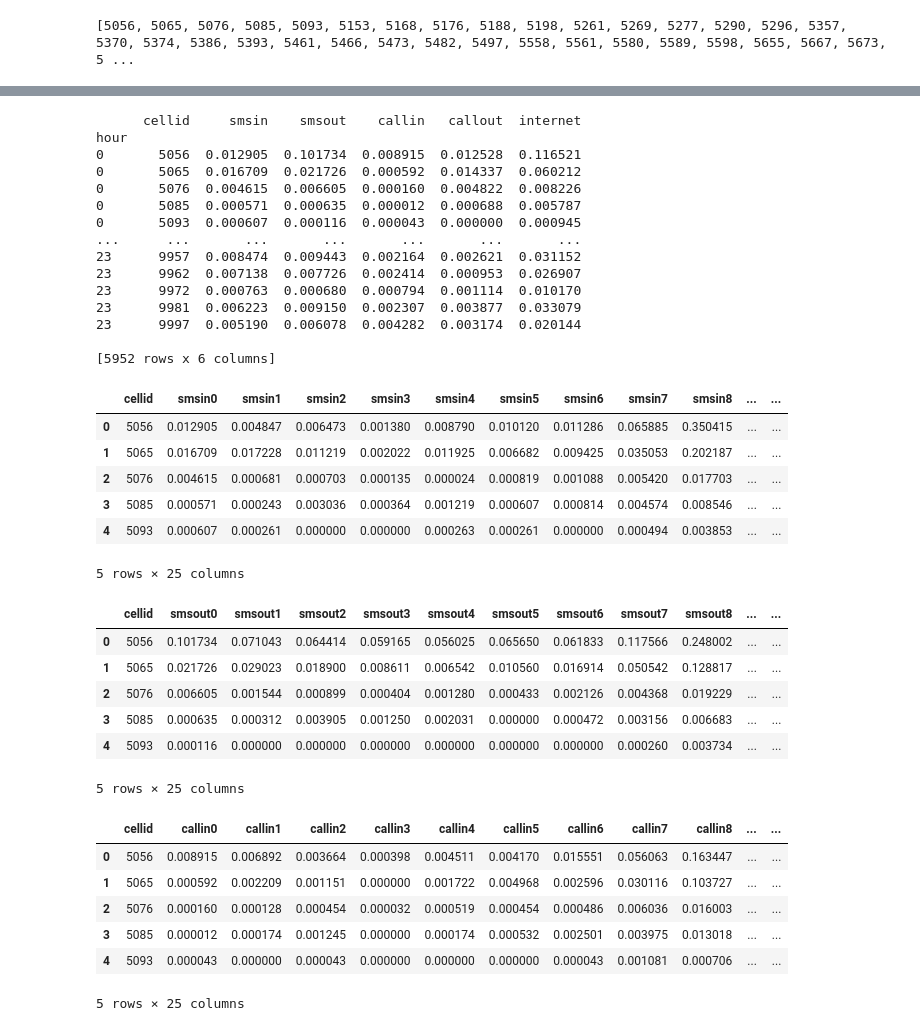
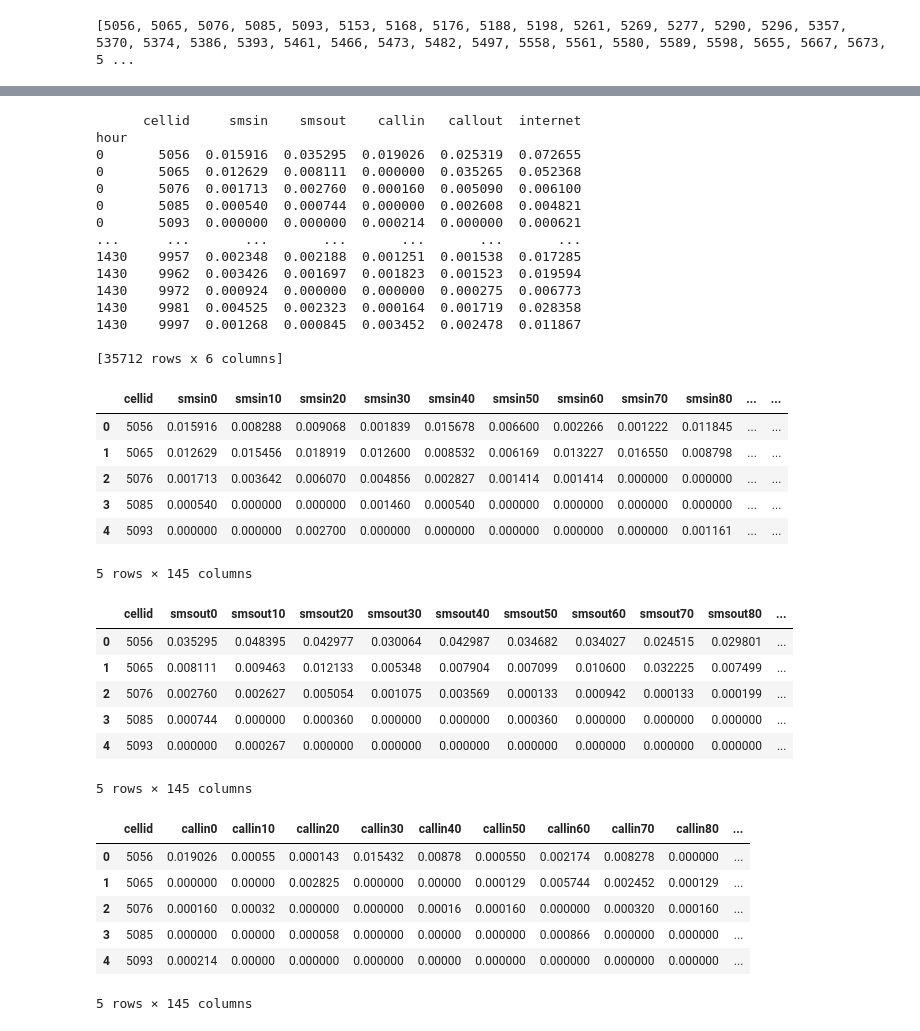
Before and after one commit to mendozamanu/milan-mobility, a Jupyter notebook: TimeEvolution-Normalize-randomgrid-week-minute.ipynb, the cells around one changed output, grey strips where cells are left out. Drawn from its saved outputs; the diff is of its cells as text; code cells hidden in the pictures.

Commit message:
Minute classification ready
pending classify

```diff
--- a/TimeEvolution-Normalize-randomgrid-week-minute.ipynb
+++ b/TimeEvolution-Normalize-randomgrid-week-minute.ipynb
@@ -6,11 +6,11 @@ from sklearn.preprocessing import MinMaxScaler
 # %%
 dfs = pd.DataFrame({})
 
-for i in range(4,10):
+for i in range(4,5):
     df = pd.read_csv('./csv/sms-call-internet-mi-2013-11-0{}.csv'.format(i), parse_dates=['time'])
     dfs = dfs.append(df)
-df = pd.read_csv('./csv/sms-call-internet-mi-2013-11-10.csv', parse_dates=['time'])
-dfs = dfs.append(df)
+#df = pd.read_csv('./csv/sms-call-internet-mi-2013-11-10.csv', parse_dates=['time'])
+#dfs = dfs.append(df)
 dfs = dfs.fillna(0)
 # %%
 #Group by hours and aggregate values according to each cell/hour
@@ -96,19 +96,19 @@ print(dfgg)
 # %% [output]
       cellid     smsin    smsout    callin   callout  internet
 hour
-0       5056  0.012905  0.101734  0.008915  0.012528  0.116521
-0       5065  0.016709  0.021726  0.000592  0.014337  0.060212
-0       5076  0.004615  0.006605  0.000160  0.004822  0.008226
-0       5085  0.000571  0.000635  0.000012  0.000688  0.005787
-0       5093  0.000607  0.000116  0.000043  0.000000  0.000945
+0       5056  0.015916  0.035295  0.019026  0.025319  0.072655
+0       5065  0.012629  0.008111  0.000000  0.035265  0.052368
+0       5076  0.001713  0.002760  0.000160  0.005090  0.006100
+0       5085  0.000540  0.000744  0.000000  0.002608  0.004821
+0       5093  0.000000  0.000000  0.000214  0.000000  0.000621
 ...      ...       ...       ...       ...       ...       ...
-23      9957  0.008474  0.009443  0.002164  0.002621  0.031152
-23      9962  0.007138  0.007726  0.002414  0.000953  0.026907
-23      9972  0.000763  0.000680  0.000794  0.001114  0.010170
-23      9981  0.006223  0.009150  0.002307  0.003877  0.033079
-23      9997  0.005190  0.006078  0.004282  0.003174  0.020144
+1430    9957  0.002348  0.002188  0.001251  0.001538  0.017285
+1430    9962  0.003426  0.001697  0.001823  0.001523  0.019594
+1430    9972  0.000924  0.000000  0.000000  0.000275  0.006773
+1430    9981  0.004525  0.002323  0.000164  0.001719  0.028358
+1430    9997  0.001268  0.000845  0.003452  0.002478  0.011867
 
-[5952 rows x 6 columns]
+[35712 rows x 6 columns]
 # %%
 dfsi = [] #data from df without indexing
 dfsi2 = pd.DataFrame({}) #new df to save
@@ -133,7 +133,7 @@ dfci2["cellid"]=dfsi[0].values
 dfco2["cellid"]=dfsi[0].values
 dfin2["cellid"]=dfsi[0].values
 j=0
-for i in range(0, dfgr.hour.max()+1): #dfgr.hour.max()+1
+for i in (np.unique(dfgr.hour)): #dfgr.hour.max()+1
     #row[0] - hour, row[1]: df cols
     dfsi.append(dfgg.loc[i].smsin)
     dfsi2["smsin"+str(i)]=dfsi[j+1].values
@@ -151,36 +151,36 @@ for i in range(0, dfgr.hour.max()+1): #dfgr.hour.max()+1
     dfin2["internet"+str(i)]=dfin[j+1].values
     j+=1
 # %%
-dfsi2.to_csv("./classif/randomgrid/classif-randomgridweekminute_smsin.csv")
+dfsi2.to_csv("./classif/randomgrid/classif-randomgridmonminute_smsin.csv")
 dfsi2.head()
 # %% [output]
-|  | cellid | smsin0 | smsin1 | smsin2 | smsin3 | smsin4 | smsin5 | smsin6 | smsin7 | smsin8 | ... | ... |
-| 0 | 5056 | 0.012905 | 0.004847 | 0.006473 | 0.001380 | 0.008790 | 0.010120 | 0.011286 | 0.065885 | 0.350415 | ... | ... |
-| 1 | 5065 | 0.016709 | 0.017228 | 0.011219 | 0.002022 | 0.011925 | 0.006682 | 0.009425 | 0.035053 | 0.202187 | ... | ... |
-| 2 | 5076 | 0.004615 | 0.000681 | 0.000703 | 0.000135 | 0.000024 | 0.000819 | 0.001088 | 0.005420 | 0.017703 | ... | ... |
-| 3 | 5085 | 0.000571 | 0.000243 | 0.003036 | 0.000364 | 0.001219 | 0.000607 | 0.000814 | 0.004574 | 0.008546 | ... | ... |
-| 4 | 5093 | 0.000607 | 0.000261 | 0.000000 | 0.000000 | 0.000263 | 0.000261 | 0.000000 | 0.000494 | 0.003853 | ... | ... |
+|  | cellid | smsin0 | smsin10 | smsin20 | smsin30 | smsin40 | smsin50 | smsin60 | smsin70 | smsin80 | ... | ... |
+| 0 | 5056 | 0.015916 | 0.008288 | 0.009068 | 0.001839 | 0.015678 | 0.006600 | 0.002266 | 0.001222 | 0.011845 | ... | ... |
+| 1 | 5065 | 0.012629 | 0.015456 | 0.018919 | 0.012600 | 0.008532 | 0.006169 | 0.013227 | 0.016550 | 0.008798 | ... | ... |
+| 2 | 5076 | 0.001713 | 0.003642 | 0.006070 | 0.004856 | 0.002827 | 0.001414 | 0.001414 | 0.000000 | 0.000000 | ... | ... |
+| 3 | 5085 | 0.000540 | 0.000000 | 0.000000 | 0.001460 | 0.000540 | 0.000000 | 0.000000 | 0.000000 | 0.000000 | ... | ... |
+| 4 | 5093 | 0.000000 | 0.000000 | 0.002700 | 0.000000 | 0.000000 | 0.000000 | 0.000000 | 0.000000 | 0.001161 | ... | ... |
-5 rows × 25 columns
+5 rows × 145 columns
 # %%
-dfso2.to_csv("./classif/randomgrid/classif-randomgridweekminute_smsout.csv")
+dfso2.to_csv("./classif/randomgrid/classif-randomgridmonminute_smsout.csv")
 dfso2.head()
 # %% [output]
-|  | cellid | smsout0 | smsout1 | smsout2 | smsout3 | smsout4 | smsout5 | smsout6 | smsout7 | smsout8 | ... | ... |
-| 0 | 5056 | 0.101734 | 0.071043 | 0.064414 | 0.059165 | 0.056025 | 0.065650 | 0.061833 | 0.117566 | 0.248002 | ... | ... |
-| 1 | 5065 | 0.021726 | 0.029023 | 0.018900 | 0.008611 | 0.006542 | 0.010560 | 0.016914 | 0.050542 | 0.128817 | ... | ... |
-| 2 | 5076 | 0.006605 | 0.001544 | 0.000899 | 0.000404 | 0.001280 | 0.000433 | 0.002126 | 0.004368 | 0.019229 | ... | ... |
-| 3 | 5085 | 0.000635 | 0.000312 | 0.003905 | 0.001250 | 0.002031 | 0.000000 | 0.000472 | 0.003156 | 0.006683 | ... | ... |
-| 4 | 5093 | 0.000116 | 0.000000 | 0.000000 | 0.000000 | 0.000000 | 0.000000 | 0.000000 | 0.000260 | 0.003734 | ... | ... |
+|  | cellid | smsout0 | smsout10 | smsout20 | smsout30 | smsout40 | smsout50 | smsout60 | smsout70 | smsout80 | ... |
+| 0 | 5056 | 0.035295 | 0.048395 | 0.042977 | 0.030064 | 0.042987 | 0.034682 | 0.034027 | 0.024515 | 0.029801 | ... |
+| 1 | 5065 | 0.008111 | 0.009463 | 0.012133 | 0.005348 | 0.007904 | 0.007099 | 0.010600 | 0.032225 | 0.007499 | ... |
+| 2 | 5076 | 0.002760 | 0.002627 | 0.005054 | 0.001075 | 0.003569 | 0.000133 | 0.000942 | 0.000133 | 0.000199 | ... |
+| 3 | 5085 | 0.000744 | 0.000000 | 0.000360 | 0.000000 | 0.000000 | 0.000360 | 0.000000 | 0.000000 | 0.000000 | ... |
+| 4 | 5093 | 0.000000 | 0.000267 | 0.000000 | 0.000000 | 0.000000 | 0.000000 | 0.000000 | 0.000000 | 0.000000 | ... |
-5 rows × 25 columns
+5 rows × 145 columns
 # %%
-dfci2.to_csv("./classif/randomgrid/classif-randomgridweekminute_callin.csv")
+dfci2.to_csv("./classif/randomgrid/classif-randomgridmonminute_callin.csv")
 dfci2.head()
 # %% [output]
-|  | cellid | callin0 | callin1 | callin2 | callin3 | callin4 | callin5 | callin6 | callin7 | callin8 | ... | ... |
-| 0 | 5056 | 0.008915 | 0.006892 | 0.003664 | 0.000398 | 0.004511 | 0.004170 | 0.015551 | 0.056063 | 0.163447 | ... | ... |
-| 1 | 5065 | 0.000592 | 0.002209 | 0.001151 | 0.000000 | 0.001722 | 0.004968 | 0.002596 | 0.030116 | 0.103727 | ... | ... |
-| 2 | 5076 | 0.000160 | 0.000128 | 0.000454 | 0.000032 | 0.000519 | 0.000454 | 0.000486 | 0.006036 | 0.016003 | ... | ... |
-| 3 | 5085 | 0.000012 | 0.000174 | 0.001245 | 0.000000 | 0.000174 | 0.000532 | 0.002501 | 0.003975 | 0.013018 | ... | ... |
-| 4 | 5093 | 0.000043 | 0.000000 | 0.000043 | 0.000000 | 0.000000 | 0.000000 | 0.000043 | 0.001081 | 0.000706 | ... | ... |
+|  | cellid | callin0 | callin10 | callin20 | callin30 | callin40 | callin50 | callin60 | callin70 | callin80 | ... |
+| 0 | 5056 | 0.019026 | 0.00055 | 0.000143 | 0.015432 | 0.00878 | 0.000550 | 0.002174 | 0.008278 | 0.000000 | ... |
+| 1 | 5065 | 0.000000 | 0.00000 | 0.002825 | 0.000000 | 0.00000 | 0.000129 | 0.005744 | 0.002452 | 0.000129 | ... |
+| 2 | 5076 | 0.000160 | 0.00032 | 0.000000 | 0.000000 | 0.00016 | 0.000160 | 0.000000 | 0.000320 | 0.000160 | ... |
+| 3 | 5085 | 0.000000 | 0.00000 | 0.000058 | 0.000000 | 0.00000 | 0.000000 | 0.000866 | 0.000000 | 0.000000 | ... |
+| 4 | 5093 | 0.000214 | 0.00000 | 0.000000 | 0.000000 | 0.00000 | 0.000000 | 0.000000 | 0.000000 | 0.000000 | ... |
-5 rows × 25 columns
+5 rows × 145 columns
 # %%
```
Also changed, not shown: parts of 4 cells of this notebook, 21 other files.
